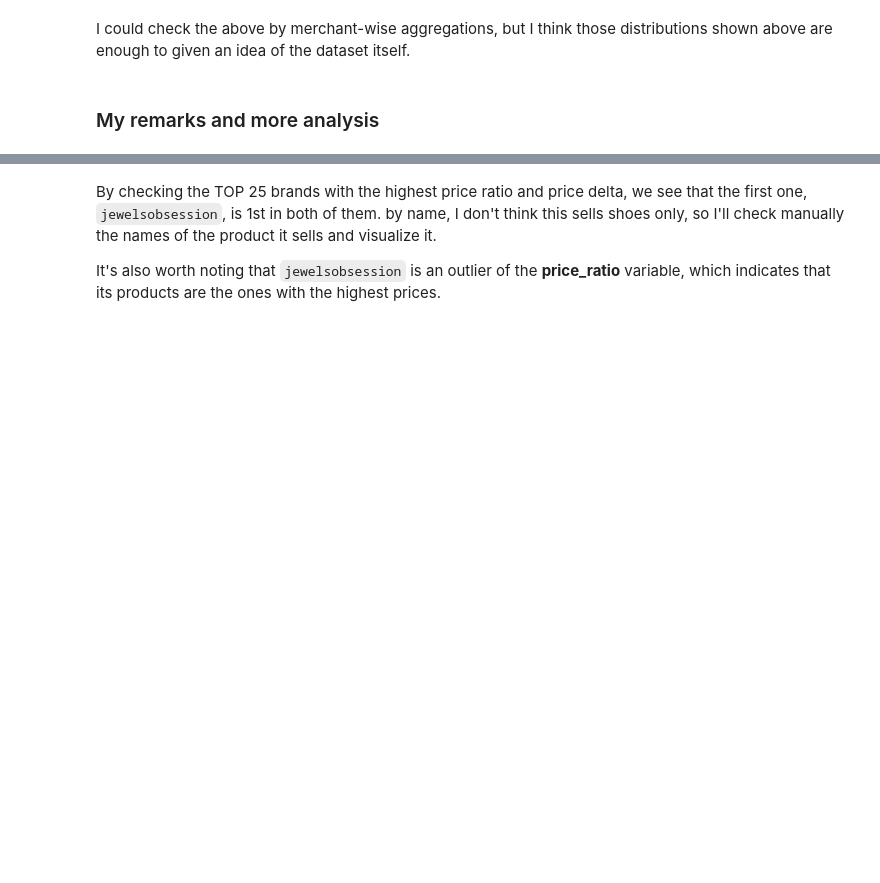
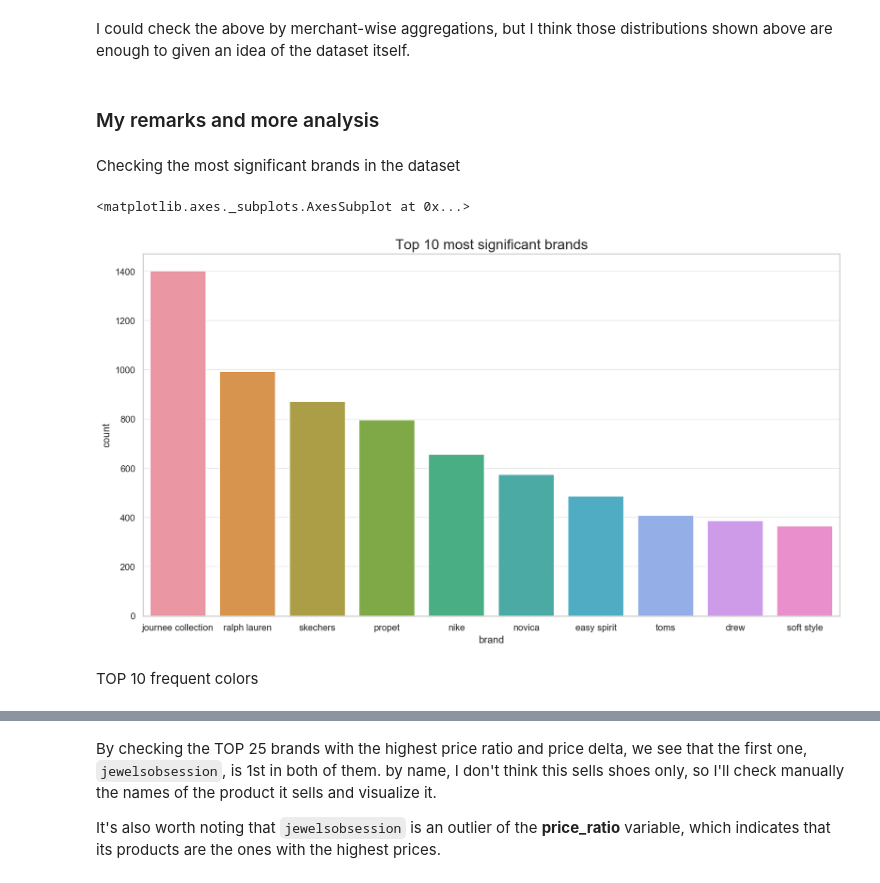
Before and after one commit to robotenique/EDA-shoes-data, a Jupyter notebook: DataScienceEP1_juliano.ipynb, the cells around one changed output, grey strips where cells are left out. Saved outputs shown, nothing was run; the diff lists cells and outputs as text; code cells hidden in the pictures; blank space fills up the shorter version.

Commit message:
migrate matheus plots

```diff
--- a/DataScienceEP1_juliano.ipynb
+++ b/DataScienceEP1_juliano.ipynb
@@ -244,3 +244,20 @@ df1 = df1.assign(
     review_texts=lambda df: np.where(df.reviews.notna(), df.reviews.apply(get_review_texts), np.nan),
     review_ratings=lambda df: np.where(df.reviews.notna(), df.reviews.apply(get_review_ratings), np.nan),
 )
+# %% [markdown]
+Checking the most significant brands in the dataset
+# %%
+sns.barplot(
+    x="brand",
+    y="count",
+    data=df1.lower_brand.value_counts()
+    .head(10)
+    .reset_index()
+    .rename(columns={"index": "brand", "lower_brand": "count"}),
+    ax=new_axis(title="Top 10 most significant brands"),
+)
+# %% [output]
+<matplotlib.axes._subplots.AxesSubplot at 0x...>
+[figure, added]
+# %% [markdown]
+TOP 10 frequent colors
```
Also changed, not shown: parts of 5 cells of this notebook.
